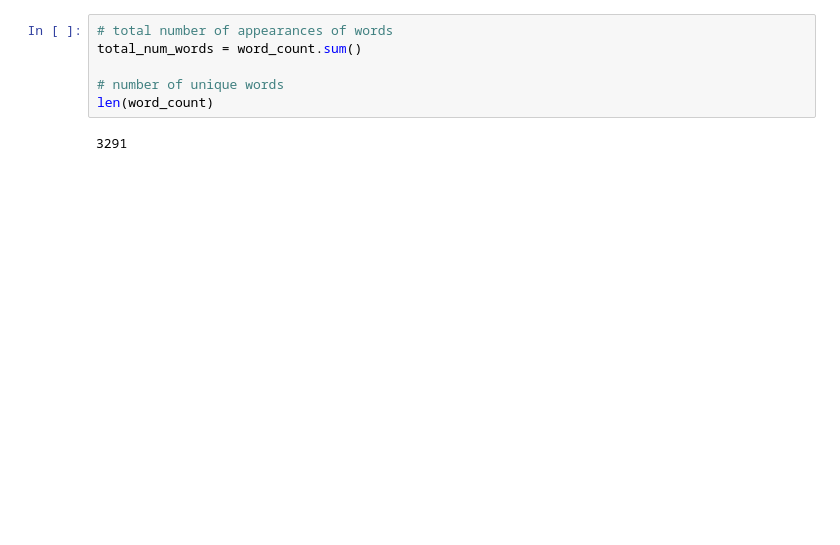
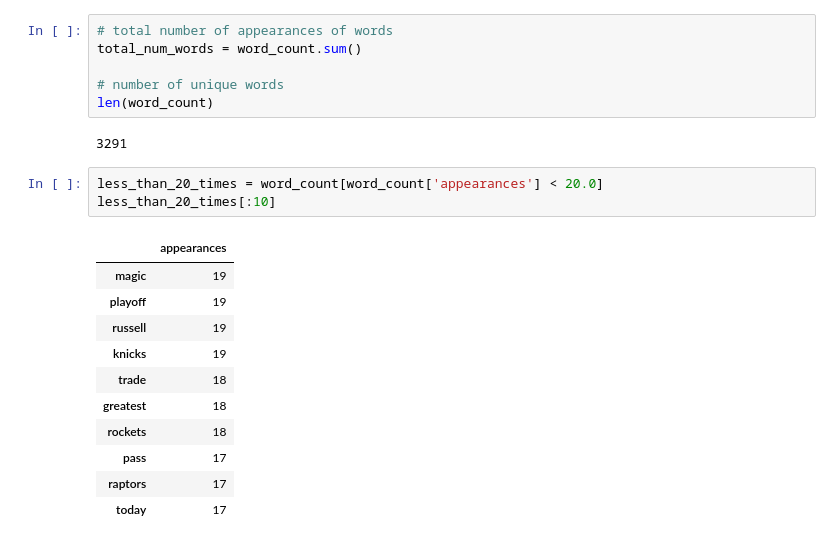
Before and after one commit to bodowd/Reddit-r-nba-scrapy, a Jupyter notebook: Reddit_r_nba/notebooks/Titles Analysis.ipynb, the cells around one changed output. Drawn from its saved outputs; the diff is of its cells as text; blank space fills up the shorter version.

```diff
--- a/Reddit_r_nba/notebooks/Titles Analysis.ipynb
+++ b/Reddit_r_nba/notebooks/Titles Analysis.ipynb
@@ -133,5 +133,20 @@ total_num_words = word_count.sum()
 len(word_count)
 # %% [output]
 3291
+# %%
+less_than_20_times = word_count[word_count['appearances'] < 20.0]
+less_than_20_times[:10]
+# %% [output]
+|  | appearances |
+| magic | 19 |
+| playoff | 19 |
+| russell | 19 |
+| knicks | 19 |
+| trade | 18 |
+| greatest | 18 |
+| rockets | 18 |
+| pass | 17 |
+| raptors | 17 |
+| today | 17 |
 # %%
 df_less_20 = pd.DataFrame(less_than_20_times)
```
Also changed, not shown: parts of 3 cells of this notebook.
